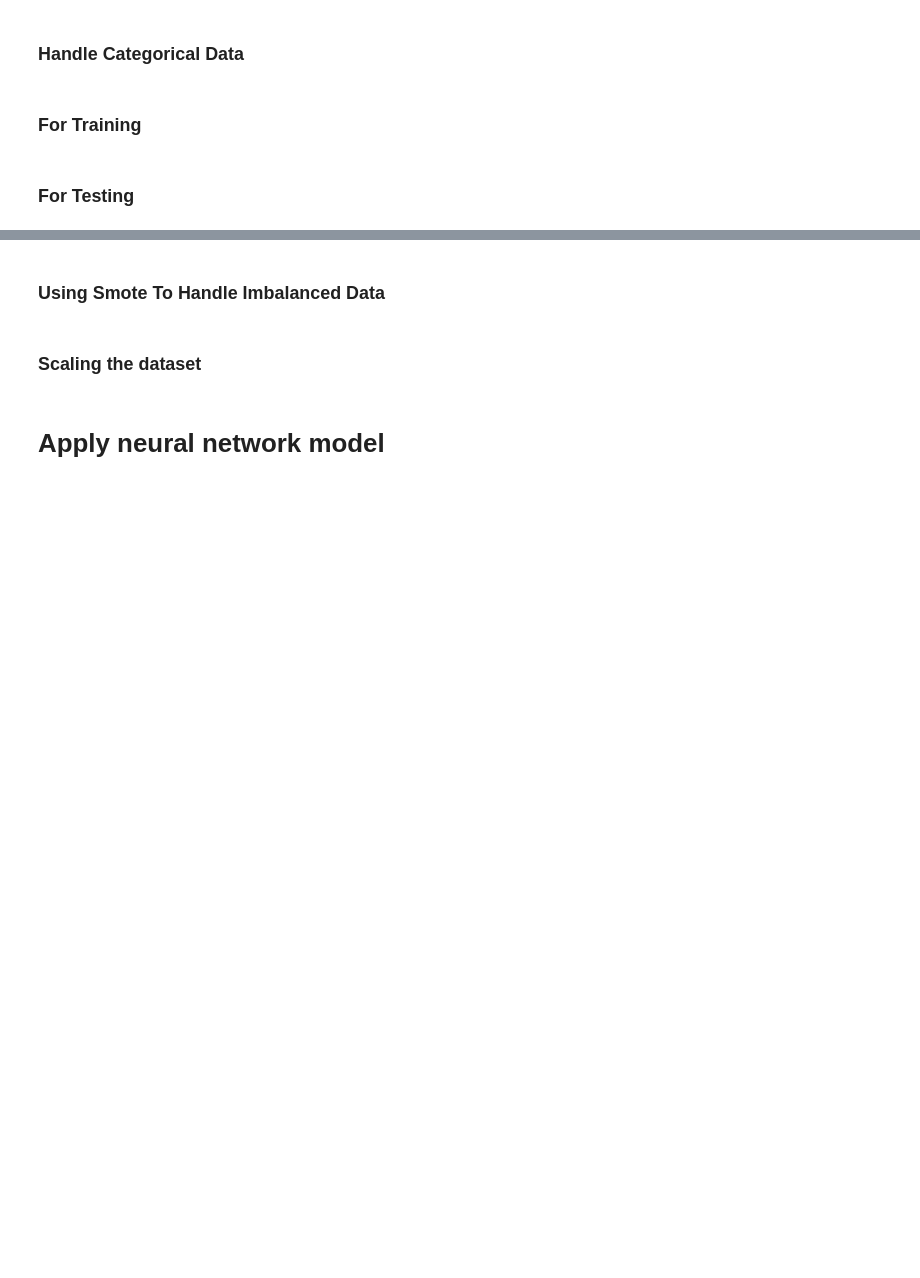
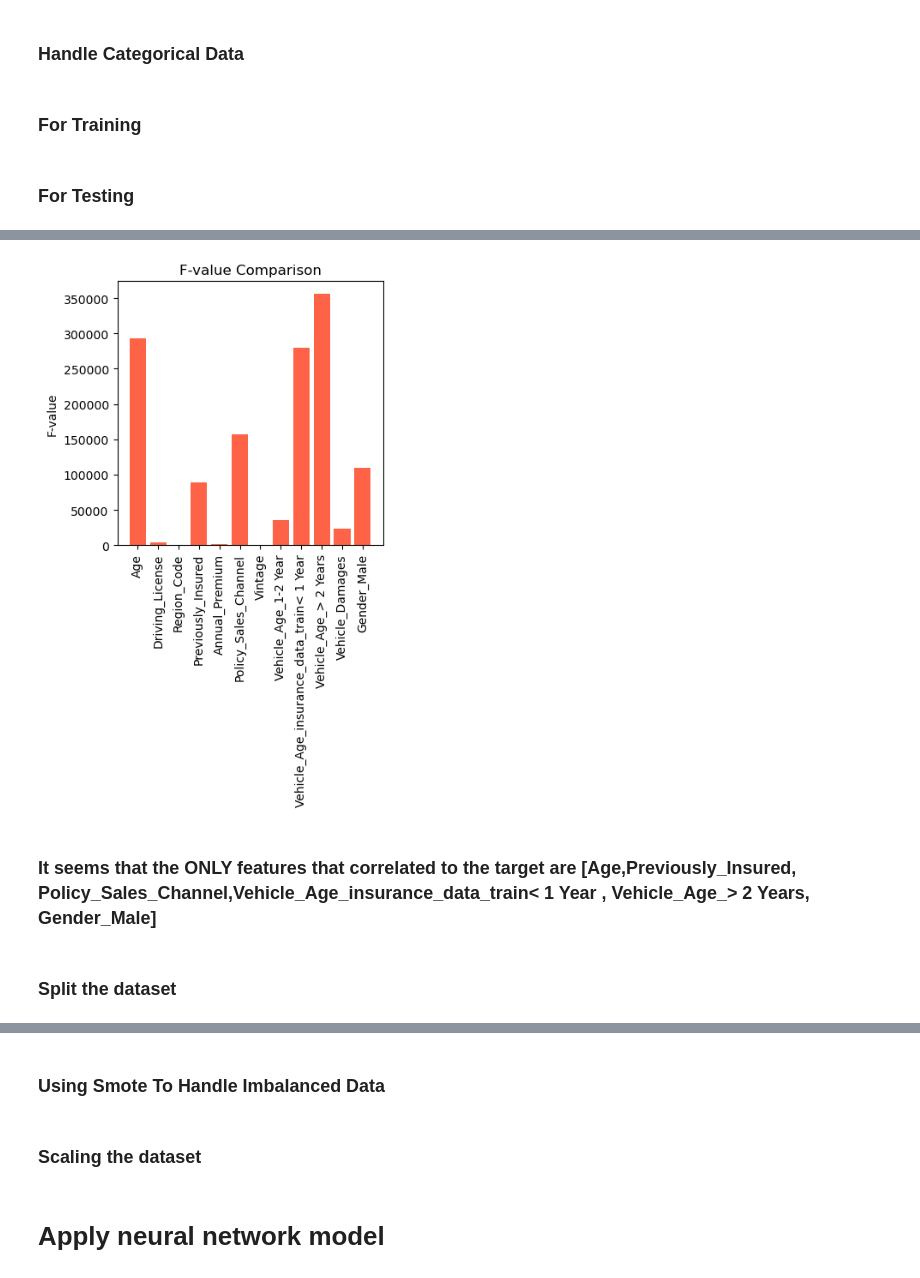
Before and after one commit to AbdelrahmanAshraf318/Kaggle-Competitions-, a Jupyter notebook: Binary Classification of Insurance Cross Selling/nn-xgboost.ipynb, the cells around one changed output, grey strips where cells are left out. Drawn from its saved outputs; the diff is of its cells as text; code cells hidden in the pictures; blank space fills up the shorter version.

```diff
--- a/Binary Classification of Insurance Cross Selling/nn-xgboost.ipynb
+++ b/Binary Classification of Insurance Cross Selling/nn-xgboost.ipynb
@@ -11,7 +13,7 @@ print("Setup Complete")
 # %% [markdown]
 ### First thing we should do is to see our dataset and answer some questions
 # %%
-insurance_train_filepath = "/kaggle/input/playground-series-s4e7/train.csv"
+insurance_train_filepath = "./kaggle/train/train.csv"
 
 # Read the file into a variable insurance_data_train
 insurance_data_train = pd.read_csv(insurance_train_filepath, index_col="id")
@@ -108,0 +186,12 @@ insurance_data_test.drop(['Vehicle_Damage'],axis=1, inplace=True)
+# %%
+feature_names = ['Age', 'Driving_License', 'Region_Code', 'Previously_Insured',
+       'Annual_Premium', 'Policy_Sales_Channel', 'Vintage',
+       'Vehicle_Age_1-2 Year', 'Vehicle_Age_insurance_data_train< 1 Year', 'Vehicle_Age_> 2 Years',
+       'Vehicle_Damages', 'Gender_Male']
+# %%
+from sklearn.feature_selection import f_classif
+f_value = f_classif(insurance_data_train.iloc[:, 0:-1], insurance_data_train.iloc[:,-1])
+
+# Print the name and F-value of each feature
+for feature in zip(feature_names, f_value[0]):
+    print(feature)
@@ -109,2 +211,15 @@ insurance_data_test.drop(['Vehicle_Damage'],axis=1, inplace=True)
+# %%
+plt.figure(figsize=(4,4))
+plt.bar(x=feature_names, height=f_value[0], color='tomato')
+plt.xticks(rotation='vertical')
+plt.ylabel('F-value')
+plt.title('F-value Comparison')
+plt.show()
+# %% [output]
+[figure, added]
+# %% [markdown]
+### It seems that the ONLY features that correlated to the target are [Age,Previously_Insured, Policy_Sales_Channel,Vehicle_Age_insurance_data_train< 1 Year , Vehicle_Age_> 2 Years,  Gender_Male]
+# %% [markdown]
+### Split the dataset
 # %%
 insurance_data_train.head()
```
Also changed, not shown: parts of 58 cells of this notebook.
